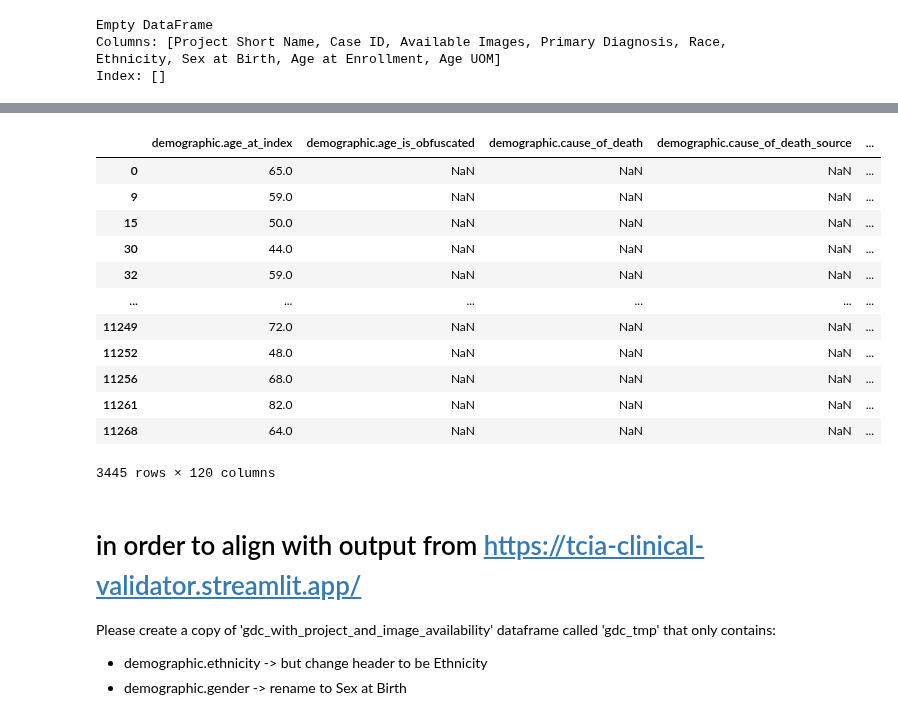
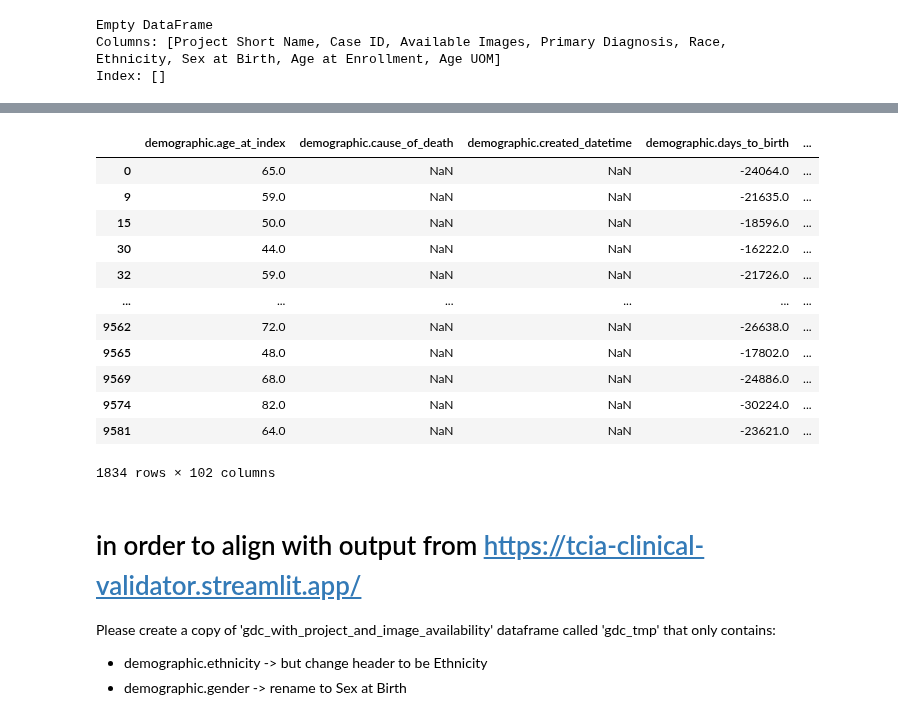
Before and after one commit to kirbyju/tcia-cohort-builder, a Jupyter notebook: crdc-clinical.ipynb, the cells around one changed output, grey strips where cells are left out. Cells and saved outputs as stored; diff of their text form; code cells hidden in the pictures.

```diff
--- a/crdc-clinical.ipynb
+++ b/crdc-clinical.ipynb
@@ -64,0 +75,8 @@ Successfully processed data into DataFrame.
+# %%
+# concatenate dataframes
+pathology = pd.concat([cptacPath, biobankPath, upenngbmPath], ignore_index=True)
+
+# rename to match expected header
+pathology.rename(columns={'subjectId': 'patient_id', 'collectionName': 'collection'}, inplace=True)
+
+pathology
@@ -67,21 +115,25 @@ Create function to add status of available images to clinical dataframes and gen
 # %%
 def add_image_availability(df, pathology_patients, radiology_patients):
-  """Adds a new column 'available_images' to the DataFrame indicating image availability.
+    """Adds a new column 'Available Images' to the DataFrame indicating image availability.
 
-  Args:
-    df: The DataFrame to modify.
-    pathology_patients: A list of unique patient IDs from the pathology data.
-    radiology_patients: A list of unique patient IDs from the radiology data.
+    Args:
+        df: The DataFrame to modify.
+        pathology_patients: A list of unique patient IDs from the pathology data.
+        radiology_patients: A list of unique patient IDs from the radiology data.
 
-  Returns:
-    The modified DataFrame.
-  """
+    Returns:
+        The modified DataFrame.
+    """
+    # Ensure we are working on a copy of the DataFrame
+    df = df.copy()
 
-  df['Available Images'] = df['Case ID'].apply(lambda x: 'Both' if x in pathology_patients and x in radiology_patients
-                                                              else 'Pathology' if x in pathology_patients
-                                                              else 'Radiology' if x in radiology_patients
-                                                              else 'Neither')
-  return df
+    df['Available Images'] = df['Case ID'].apply(
+        lambda x: 'Radiology; Pathology' if x in pathology_patients and x in radiology_patients
+        else 'Pathology' if x in pathology_patients
+        else 'Radiology' if x in radiology_patients
+        else 'None'
+    )
+    return df
 
 # Create lists of rad/path patient IDs
 pathology_patients = pathology['patient_id'].unique().tolist()
@@ -300,7 +485,7 @@ Index: []
 gdc_collection_list = radiology[radiology['Collection'].str.contains('tcga', case=False, na=False)]['Collection'].unique().tolist()
 
 # add CPTAC datasets (Note: these are referred to as programs in GDC rather than being specific to cancer type like TCIA. We'll resolve this later.)
-gdc_collection_list.extend(['CPTAC-2', 'CPTAC-3'])
+#gdc_collection_list.extend(['CPTAC-2', 'CPTAC-3'])
 
 print(len(gdc_collection_list))
 print(gdc_collection_list)
@@ -377,23 +562,23 @@ gdc_with_project_and_image_availability
 # %%
-gdc_with_project_and_image_availability = gdc_with_project_and_image_availability[gdc_with_project_and_image_availability['Available Images'] != 'Neither']
+gdc_with_project_and_image_availability = gdc_with_project_and_image_availability[gdc_with_project_and_image_availability['Available Images'] != 'None']
 
 #gdc_with_project_and_image_availability.to_excel('gdc-clinical.xlsx')
 
 gdc_with_project_and_image_availability
 # %% [output]
-|  | demographic.age_at_index | demographic.age_is_obfuscated | demographic.cause_of_death | demographic.cause_of_death_source | ... |
-| 0 | 65.0 | NaN | NaN | NaN | ... |
-| 9 | 59.0 | NaN | NaN | NaN | ... |
-| 15 | 50.0 | NaN | NaN | NaN | ... |
-| 30 | 44.0 | NaN | NaN | NaN | ... |
-| 32 | 59.0 | NaN | NaN | NaN | ... |
+|  | demographic.age_at_index | demographic.cause_of_death | demographic.created_datetime | demographic.days_to_birth | ... |
+| 0 | 65.0 | NaN | NaN | -24064.0 | ... |
+| 9 | 59.0 | NaN | NaN | -21635.0 | ... |
+| 15 | 50.0 | NaN | NaN | -18596.0 | ... |
+| 30 | 44.0 | NaN | NaN | -16222.0 | ... |
+| 32 | 59.0 | NaN | NaN | -21726.0 | ... |
 | ... | ... | ... | ... | ... | ... |
-| 11249 | 72.0 | NaN | NaN | NaN | ... |
-| 11252 | 48.0 | NaN | NaN | NaN | ... |
-| 11256 | 68.0 | NaN | NaN | NaN | ... |
-| 11261 | 82.0 | NaN | NaN | NaN | ... |
-| 11268 | 64.0 | NaN | NaN | NaN | ... |
+| 9562 | 72.0 | NaN | NaN | -26638.0 | ... |
+| 9565 | 48.0 | NaN | NaN | -17802.0 | ... |
+| 9569 | 68.0 | NaN | NaN | -24886.0 | ... |
+| 9574 | 82.0 | NaN | NaN | -30224.0 | ... |
+| 9581 | 64.0 | NaN | NaN | -23621.0 | ... |
-3445 rows × 120 columns
+1834 rows × 102 columns
 # %% [markdown]
 # in order to align with output from https://tcia-clinical-validator.streamlit.app/
 Please create a copy of 'gdc_with_project_and_image_availability' dataframe called 'gdc_tmp' that only contains:
```
Also changed, not shown: parts of 42 cells of this notebook, 5 other files.
